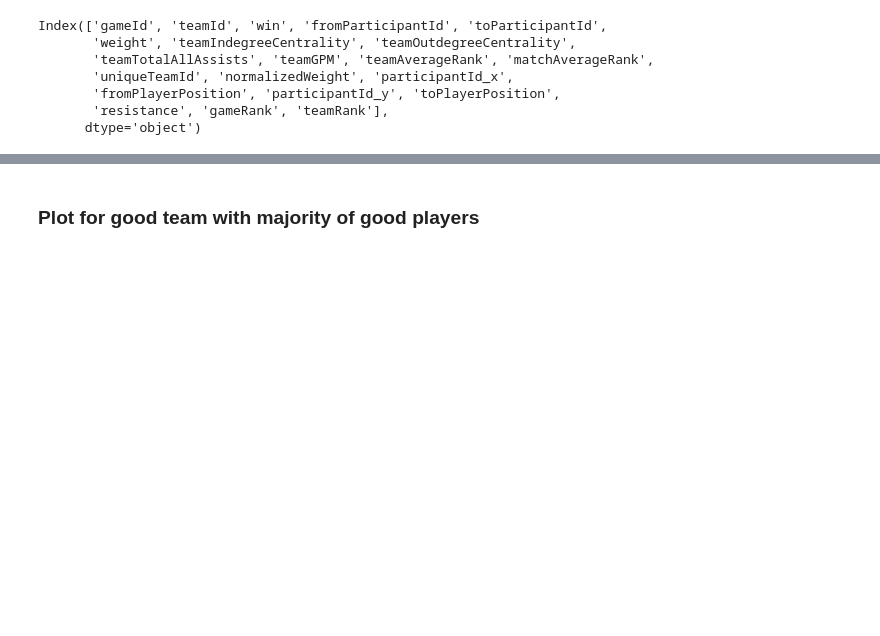
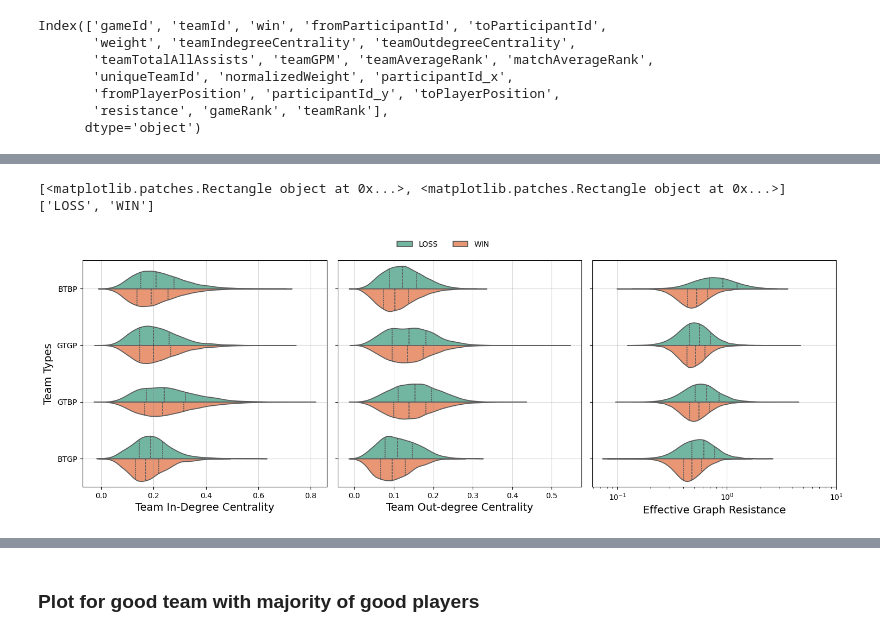
Before and after one commit to TDI-Lab/Collective-Intelligence-LoL, a Jupyter notebook: notebooks/teamPlots.ipynb, the cells around one changed output, grey strips where cells are left out. Saved outputs shown, nothing was run; the diff lists cells and outputs as text; code cells hidden in the pictures; blank space fills up the shorter version.

```diff
--- a/notebooks/teamPlots.ipynb
+++ b/notebooks/teamPlots.ipynb
@@ -871,0 +990,4 @@ Index(['gameId', 'teamId', 'win', 'fromParticipantId', 'toParticipantId',
+# %%
+temp_df = labels_df[['gameId', 'teamId', 'teamType']]
+temp_df.drop_duplicates(inplace=True)
+print(temp_df.shape)
@@ -871,0 +1000,3 @@ Index(['gameId', 'teamId', 'win', 'fromParticipantId', 'toParticipantId',
+# %%
+team_labels_df = team_labels_df.merge(temp_df, on=['gameId', 'teamId'], how='left')
+team_labels_df
@@ -871,0 +1017,3 @@ Index(['gameId', 'teamId', 'win', 'fromParticipantId', 'toParticipantId',
+# %%
+trimmed_team_labels_df = team_labels_df[~team_labels_df['teamType'].isna()]
+trimmed_team_labels_df
@@ -871,0 +1051,40 @@ Index(['gameId', 'teamId', 'win', 'fromParticipantId', 'toParticipantId',
+# %%
+metric_labels_map = {'teamIndegreeCentrality': 'Team In-Degree Centrality', 'teamOutdegreeCentrality': 'Team Out-degree Centrality', 'resistance': 'Effective Graph Resistance'}
+
+# Create subplots: 1 row, 3 columns
+fig, axes = plt.subplots(1, 3, figsize=(15, 5), sharey=True)
+
+# Loop through numerical columns and create violin plots
+for idx, item in enumerate(metric_labels_map):
+    sns.violinplot(
+        x=item,
+        y='teamType',
+        data=trimmed_team_labels_df,
+        hue='outcome',
+        inner='quartile',
+        ax=axes[idx],
+        split=True,
+        orient='h',
+        palette='Set2'
+    )
+    axes[idx].set_xlabel(f'{metric_labels_map[item]}', fontsize=14)  # Remove y-label for all but first plot
+    axes[idx].grid(alpha=0.3, axis='both', color='gray')
+    axes[idx].get_legend().remove()
+
+# Set y-axis label only on the first subplot
+
+axes[0].set_ylabel('Team Types', fontsize=14)
+axes[2].set_xscale('log')
+axes[2].set_xlim([0,10])
+
+# axes[0].set_yticklabels(['Bad Team\nBad Players', 'Good Team\nGood Players', 'Good Team\nBad Players', 'Bad Team\nGood Players'], rotation=90, va='center', fontsize=10)
+
+handles, labels = axes[0].get_legend_handles_labels()
+print(handles, labels)
+fig.legend(handles, labels, loc="lower center", bbox_to_anchor=(0.5, 0.99), ncols=2, frameon=False)
+
+plt.tight_layout()
+plt.show()
+# %% [output]
+[<matplotlib.patches.Rectangle object at 0x...>, <matplotlib.patches.Rectangle object at 0x...>] ['LOSS', 'WIN']
+[figure, added]
```
Also changed, not shown: parts of 29 cells of this notebook, 2 other files.
